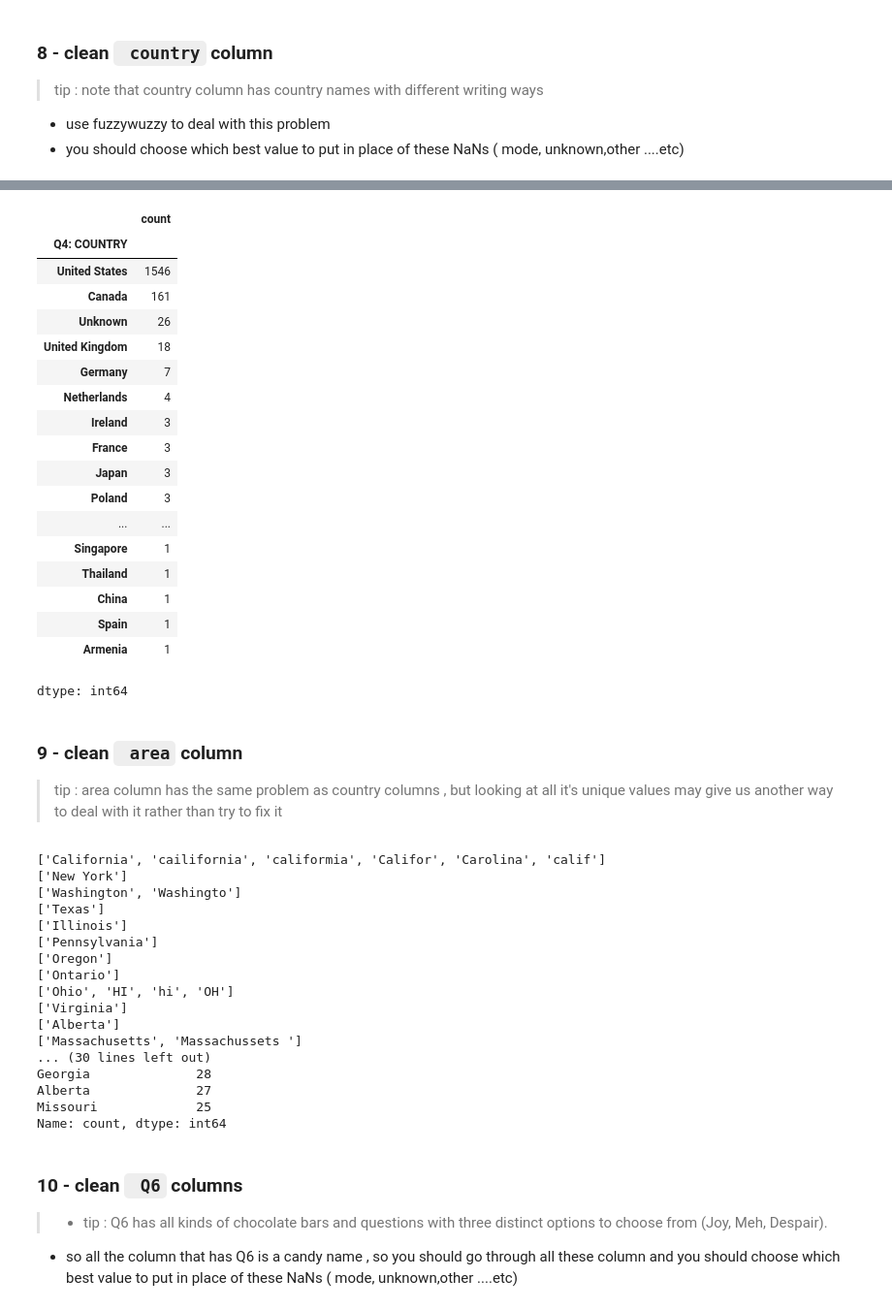
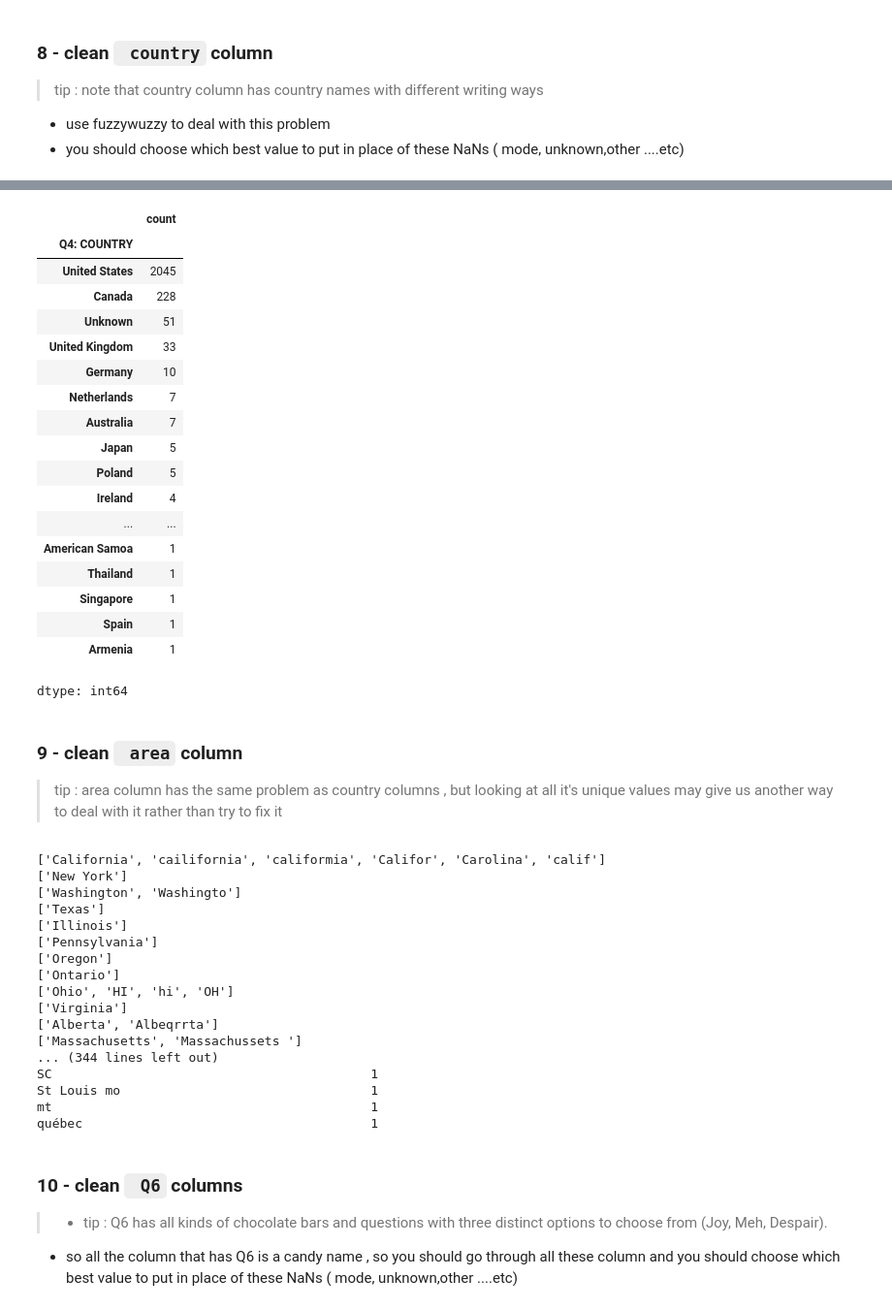
Before and after one commit to hussainkzaid/Candy_Template_project, a Jupyter notebook: Candy_Template.ipynb, the cells around one changed output, grey strips where cells are left out. Shown at 97% size. Saved outputs shown, nothing was run; the diff lists cells and outputs as text; code cells hidden in the pictures.

```diff
--- a/Candy_Template.ipynb
+++ b/Candy_Template.ipynb
@@ -94,0 +97,8 @@ Internal ID
+# %%
+media_cols = ['Q12: MEDIA [Yahoo]','Q12: MEDIA [Daily Dish]','Q12: MEDIA [ESPN]','Q12: MEDIA [Science]']
+
+data['Media'] = data[media_cols].idxmax(axis = 1).str.extract(r'\[(.*?)\]')
+data = data.drop(columns=media_cols)
+
+data['Media'] = data['Media'].fillna("Unknown")
+data['Media'].value_counts(dropna = False)
@@ -95,4 +116,5 @@ Internal ID
 # %%
-data = data.drop(['Unnamed: 113','Q12: MEDIA [Yahoo]','Q12: MEDIA [Daily Dish]','Q12: MEDIA [ESPN]','Q9: OTHER COMMENTS','Internal ID'],axis = 1)
+data = data.drop(['Unnamed: 113','Q9: OTHER COMMENTS','Q8: DESPAIR OTHER'], axis = 1)
+data['Internal ID'] = data['Internal ID'].astype('string')
 data
 # %% [output]
@@ -112,4 +136,4 @@ data
 # %%
-data = data[data.isnull().sum(axis = 1) <= 100].reset_index()
-data.head()
+data = data[data.isnull().sum(axis=1) <= 110].reset_index(drop=True)
+data
 # %% [output]
@@ -175,21 +207,23 @@ Name: count, dtype: int64
  - try to use `to_numeric`
  - tip : you should choose which best value to put in place of these NaNs ( mean, median, ....etc)
 # %%
-
 print(data['Q3: AGE'].value_counts(dropna = False))
 
 data = data.drop(data.loc[data['Q3: AGE'].isin(['I can remember when Java was a cool new language','MY NAME JEFF'])].index)
 
 data['Q3: AGE'] = data['Q3: AGE'].replace(['old','OLD','ancient','Over 50',"older than dirt"], '55')
 data['Q3: AGE'] = data['Q3: AGE'].replace(['46 Halloweens.','old enough',"Old enough",'24-50','Enough',"Many","45-55"], '46')
-
-data["Q3: AGE"] = data["Q3: AGE"].replace(["See question 2",102,100,1000,"?","no","hahahahaha"], np.nan)
+data['Q3: AGE'] = data['Q3: AGE'].replace('60+', '60')
+data['Q3: AGE'] = data['Q3: AGE'].replace('sixty-nine', '69')
+data['Q3: AGE'] = data['Q3: AGE'].replace(['59 on the day after Halloween','5u'], '59')
+data["Q3: AGE"] = data["Q3: AGE"].replace(["See question 2",102,100,1000,"?","no","hahahahaha",'your mom'], np.nan)
 
 data["Q3: AGE"] = pd.to_numeric(data["Q3: AGE"])
+data.loc[(data['Q3: AGE'] < 10) | (data['Q3: AGE'] > 100) , 'Q3: AGE'] = np.nan
 mean_Age = data["Q3: AGE"].mean()
-
-data["Q3: AGE"] = data["Q3: AGE"].replace(np.nan,mean_Age)
+data["Q3: AGE"] = data["Q3: AGE"].replace(np.nan, mean_Age)
 print("*****************************************")
-print(data['Q3: AGE'].value_counts(dropna = False))
+data["Q3: AGE"] = data["Q3: AGE"].round().astype(int)
+data['Q3: AGE'].value_counts(dropna = False)
 # %% [output]
 Q3: AGE
@@ -215,11 +261,15 @@ Name: count, Length: 78, dtype: int64
   - use fuzzywuzzy to deal with this problem
   - you should choose which best value to put in place of these NaNs ( mode, unknown,other ....etc)
 # %%
+!pip install fuzzywuzzy
+!pip install pycountry
 import fuzzywuzzy
+from fuzzywuzzy import fuzz, process
 import pycountry
 
-data["Q4: COUNTRY"] = [x for x in data["Q4: COUNTRY"] if type(x) is not int]
-data["Q4: COUNTRY"]= data["Q4: COUNTRY"].fillna("Unknown")
+data["Q4: COUNTRY"] = data["Q4: COUNTRY"].apply(lambda x: "Unknown" if isinstance(x, int) else x)
+
+data["Q4: COUNTRY"] = data["Q4: COUNTRY"].fillna("Unknown")
 data["Q4: COUNTRY"].unique()
 countries = [c.name for c in pycountry.countries]
 abr_dic = {
@@ -263,22 +315,22 @@ data['Q4: COUNTRY'].value_counts(dropna = False)
 |  | count |
 | Q4: COUNTRY |  |
-| United States | 1546 |
-| Canada | 161 |
-| Unknown | 26 |
-| United Kingdom | 18 |
-| Germany | 7 |
-| Netherlands | 4 |
-| Ireland | 3 |
-| France | 3 |
-| Japan | 3 |
-| Poland | 3 |
+| United States | 2045 |
+| Canada | 228 |
+| Unknown | 51 |
+| United Kingdom | 33 |
+| Germany | 10 |
+| Netherlands | 7 |
+| Australia | 7 |
+| Japan | 5 |
+| Poland | 5 |
+| Ireland | 4 |
 | ... | ... |
+| American Samoa | 1 |
+| Thailand | 1 |
 | Singapore | 1 |
-| Thailand | 1 |
-| China | 1 |
 | Spain | 1 |
 | Armenia | 1 |
-dtype: int64
+dtype: int64
 # %% [markdown]
 ### 9 - clean ` area` column
 > tip : area column has the same problem as country columns , but looking at all it's unique values may give us another way to deal with it rather than try to fix it
@@ -344,7 +396,7 @@ data_clean_area(data, 'New Jersey')
 data_clean_area(data, 'Maryland',70)
 
 data = data.replace(np.nan, 'Unknown')
-print(data['Q5: STATE, PROVINCE, COUNTY, ETC'].value_counts(dropna=False).head(20))
+print(data['Q5: STATE, PROVINCE, COUNTY, ETC'].value_counts(dropna=False).to_string())
 # %% [output]
 ['California', 'cailifornia', 'califormia', 'Califor', 'Carolina', 'calif']
 ['New York']
@@ -356,13 +408,13 @@ print(data['Q5: STATE, PROVINCE, COUNTY, ETC'].value_counts(dropna=False).head(2
 ['Ontario']
 ['Ohio', 'HI', 'hi', 'OH']
 ['Virginia']
-['Alberta']
+['Alberta', 'Albeqrrta']
 ['Massachusetts', 'Massachussets ']
-... (30 lines left out)
-Georgia              28
-Alberta              27
-Missouri             25
-Name: count, dtype: int64
+... (344 lines left out)
+SC                                          1
+St Louis mo                                 1
+mt                                          1
+québec                                      1
 # %% [markdown]
 ### 10 - clean ` Q6` columns
 >- tip : Q6 has all kinds of chocolate bars and questions with three distinct options to choose from (Joy, Meh, Despair).
```
Also changed, not shown: parts of 19 cells of this notebook, 1 other file.
